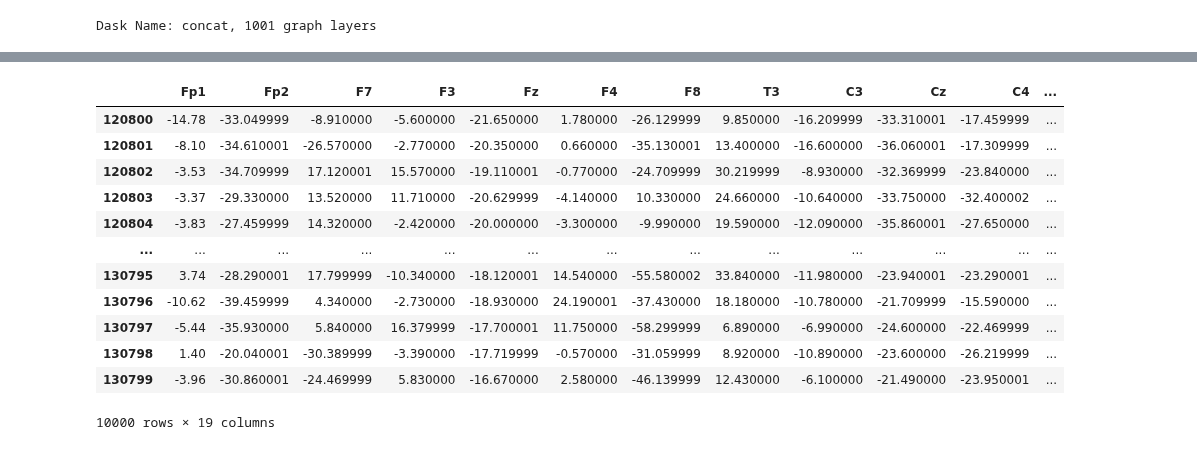
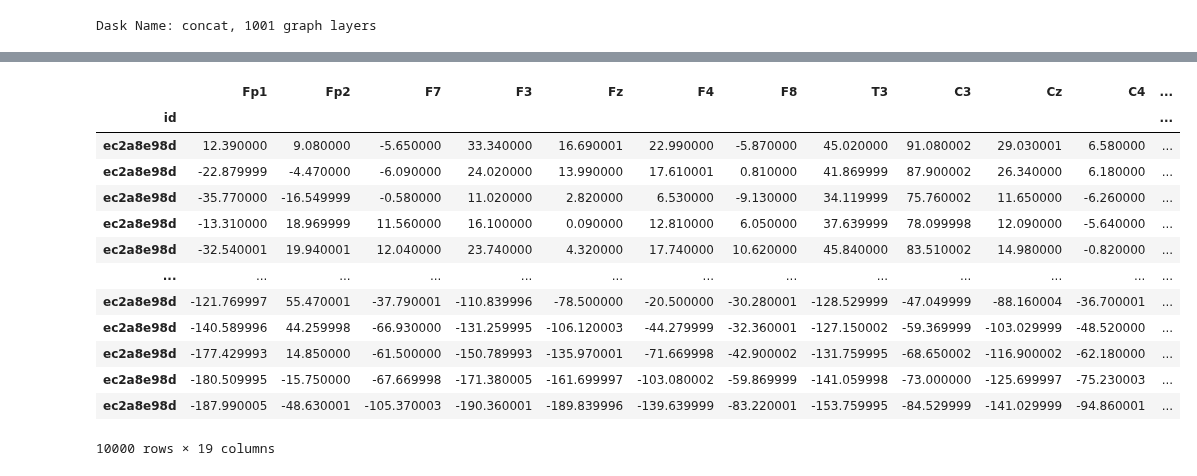
Before and after one commit to sfu-cmpt340/2024_1_project_11, a Jupyter notebook: hms.ipynb, the cells around one changed output, grey strips where cells are left out. Drawn from its saved outputs; the diff is of its cells as text; code cells hidden in the pictures.

Commit message:
create hashing function to generate signal ids

```diff
--- a/hms.ipynb
+++ b/hms.ipynb
@@ -39,6 +39,7 @@ metadata
 1000 rows × 15 columns
 # %%
 import dask.dataframe as dd
+from src.utils import compute_signal_hash
 
 channel_order = ['Fp1', 'Fp2',
             'F7', 'F3', 'Fz', 'F4', 'F8',
@@ -56,8 +57,13 @@ def load_signals(metadata):
     f_name = f'data/eeg/{sample.eeg_id}.parquet'
     eeg = pd.read_parquet(f_name)[channel_order]
     eeg_offset = int(sample.eeg_label_offset_seconds)
+
+    eeg['id'] = str(compute_signal_hash(sample))
+    eeg = eeg.set_index('id')
+
     eeg = eeg.iloc[eeg_offset*200:(eeg_offset+50)*200]
     eeg_list.append(eeg)
+
   return dd.concat(eeg_list)
 
 ddf = load_signals(metadata)
@@ -75,19 +105,20 @@ Dask Name: concat, 1001 graph layers
 # %%
-sig1 = ddf.partitions[0].compute()
+sig1 = ddf.loc['ec2a8e98d'].compute()
 sig1
 # %% [output]
 |  | Fp1 | Fp2 | F7 | F3 | Fz | F4 | F8 | T3 | C3 | Cz | C4 | ... |
-| 120800 | -14.78 | -33.049999 | -8.910000 | -5.600000 | -21.650000 | 1.780000 | -26.129999 | 9.850000 | -16.209999 | -33.310001 | -17.459999 | ... |
-| 120801 | -8.10 | -34.610001 | -26.570000 | -2.770000 | -20.350000 | 0.660000 | -35.130001 | 13.400000 | -16.600000 | -36.060001 | -17.309999 | ... |
-| 120802 | -3.53 | -34.709999 | 17.120001 | 15.570000 | -19.110001 | -0.770000 | -24.709999 | 30.219999 | -8.930000 | -32.369999 | -23.840000 | ... |
-| 120803 | -3.37 | -29.330000 | 13.520000 | 11.710000 | -20.629999 | -4.140000 | 10.330000 | 24.660000 | -10.640000 | -33.750000 | -32.400002 | ... |
-| 120804 | -3.83 | -27.459999 | 14.320000 | -2.420000 | -20.000000 | -3.300000 | -9.990000 | 19.590000 | -12.090000 | -35.860001 | -27.650000 | ... |
+| id |  |  |  |  |  |  |  |  |  |  |  | ... |
+| ec2a8e98d | 12.390000 | 9.080000 | -5.650000 | 33.340000 | 16.690001 | 22.990000 | -5.870000 | 45.020000 | 91.080002 | 29.030001 | 6.580000 | ... |
+| ec2a8e98d | -22.879999 | -4.470000 | -6.090000 | 24.020000 | 13.990000 | 17.610001 | 0.810000 | 41.869999 | 87.900002 | 26.340000 | 6.180000 | ... |
+| ec2a8e98d | -35.770000 | -16.549999 | -0.580000 | 11.020000 | 2.820000 | 6.530000 | -9.130000 | 34.119999 | 75.760002 | 11.650000 | -6.260000 | ... |
+| ec2a8e98d | -13.310000 | 18.969999 | 11.560000 | 16.100000 | 0.090000 | 12.810000 | 6.050000 | 37.639999 | 78.099998 | 12.090000 | -5.640000 | ... |
+| ec2a8e98d | -32.540001 | 19.940001 | 12.040000 | 23.740000 | 4.320000 | 17.740000 | 10.620000 | 45.840000 | 83.510002 | 14.980000 | -0.820000 | ... |
 | ... | ... | ... | ... | ... | ... | ... | ... | ... | ... | ... | ... | ... |
-| 130795 | 3.74 | -28.290001 | 17.799999 | -10.340000 | -18.120001 | 14.540000 | -55.580002 | 33.840000 | -11.980000 | -23.940001 | -23.290001 | ... |
-| 130796 | -10.62 | -39.459999 | 4.340000 | -2.730000 | -18.930000 | 24.190001 | -37.430000 | 18.180000 | -10.780000 | -21.709999 | -15.590000 | ... |
-| 130797 | -5.44 | -35.930000 | 5.840000 | 16.379999 | -17.700001 | 11.750000 | -58.299999 | 6.890000 | -6.990000 | -24.600000 | -22.469999 | ... |
-| 130798 | 1.40 | -20.040001 | -30.389999 | -3.390000 | -17.719999 | -0.570000 | -31.059999 | 8.920000 | -10.890000 | -23.600000 | -26.219999 | ... |
-| 130799 | -3.96 | -30.860001 | -24.469999 | 5.830000 | -16.670000 | 2.580000 | -46.139999 | 12.430000 | -6.100000 | -21.490000 | -23.950001 | ... |
+| ec2a8e98d | -121.769997 | 55.470001 | -37.790001 | -110.839996 | -78.500000 | -20.500000 | -30.280001 | -128.529999 | -47.049999 | -88.160004 | -36.700001 | ... |
+| ec2a8e98d | -140.589996 | 44.259998 | -66.930000 | -131.259995 | -106.120003 | -44.279999 | -32.360001 | -127.150002 | -59.369999 | -103.029999 | -48.520000 | ... |
+| ec2a8e98d | -177.429993 | 14.850000 | -61.500000 | -150.789993 | -135.970001 | -71.669998 | -42.900002 | -131.759995 | -68.650002 | -116.900002 | -62.180000 | ... |
+| ec2a8e98d | -180.509995 | -15.750000 | -67.669998 | -171.380005 | -161.699997 | -103.080002 | -59.869999 | -141.059998 | -73.000000 | -125.699997 | -75.230003 | ... |
+| ec2a8e98d | -187.990005 | -48.630001 | -105.370003 | -190.360001 | -189.839996 | -139.639999 | -83.220001 | -153.759995 | -84.529999 | -141.029999 | -94.860001 | ... |
 10000 rows × 19 columns
 # %%
 ## MNE setup
```
Also changed, not shown: parts of 2 cells of this notebook, 2 other files.
